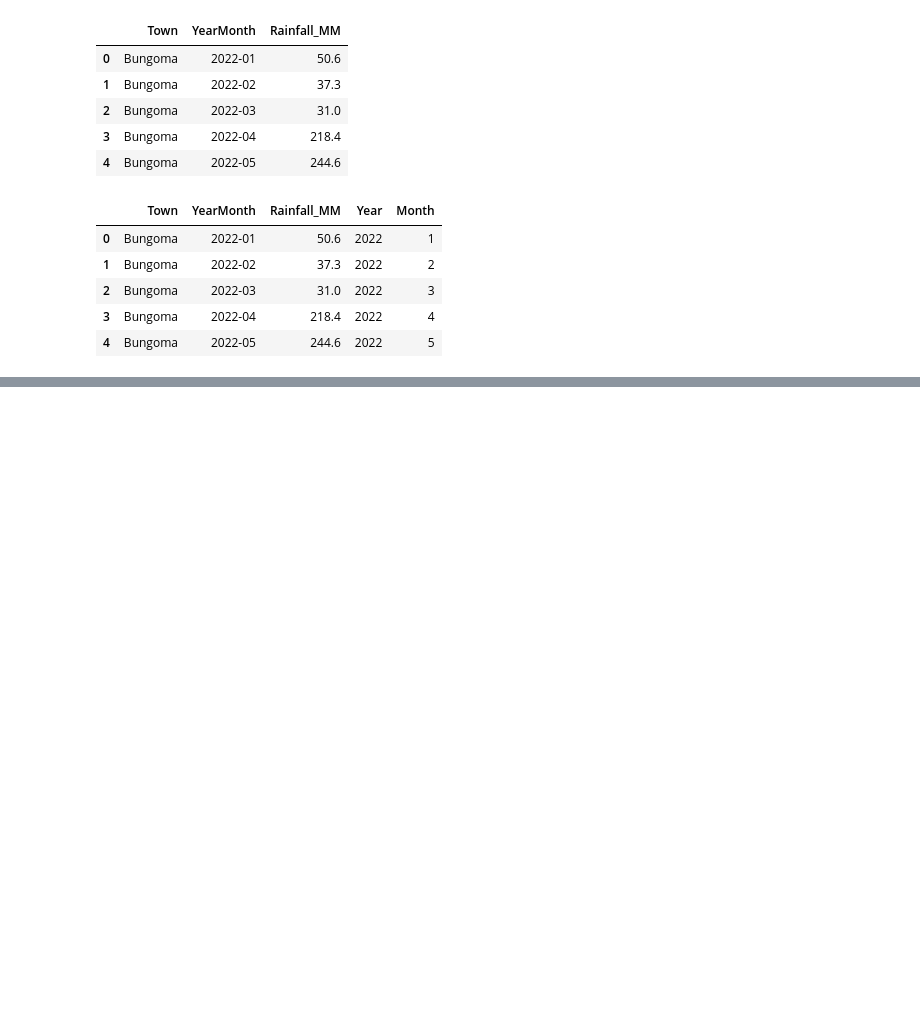
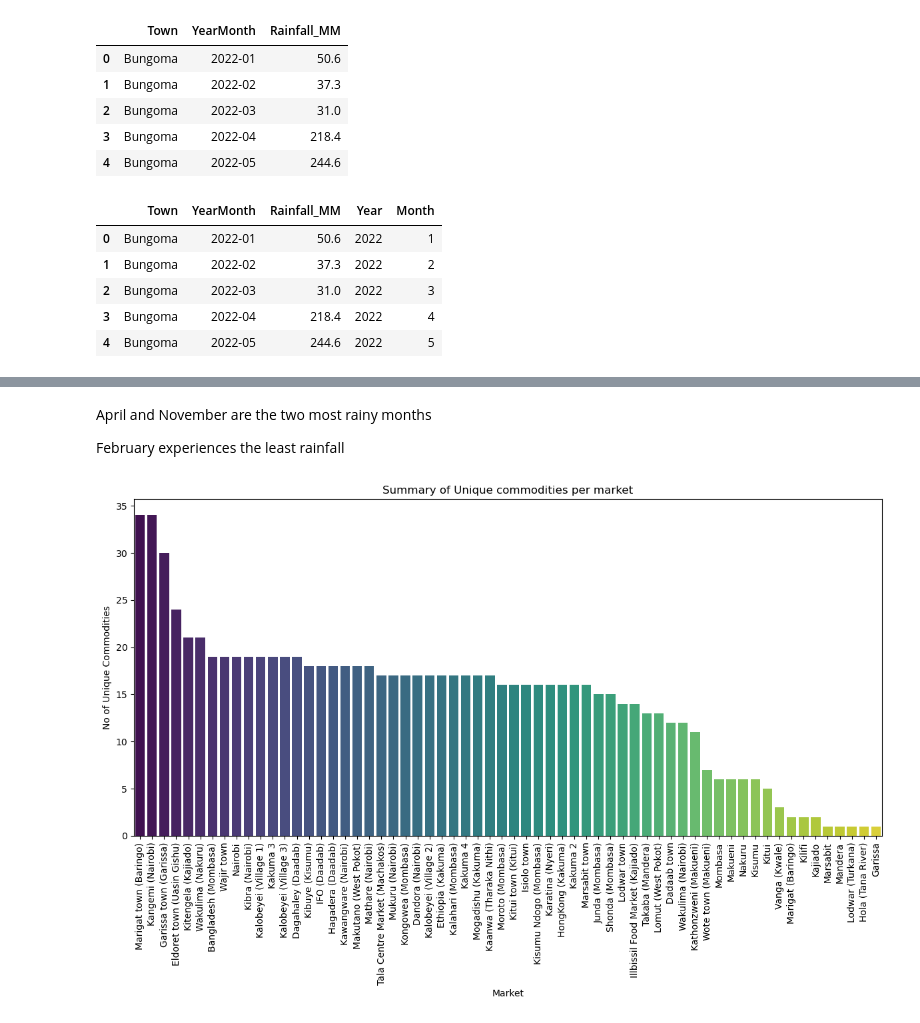
Before and after one commit to BrianRono7/Capstone-project, a Jupyter notebook: CapstoneEDA.ipynb, the cells around one changed output, grey strips where cells are left out. Saved outputs shown, nothing was run; the diff lists cells and outputs as text; code cells hidden in the pictures; blank space fills up the shorter version.

```diff
--- a/CapstoneEDA.ipynb
+++ b/CapstoneEDA.ipynb
@@ -509,0 +689,22 @@ Mothly_Rainfal.head()
+# %% [markdown]
+April and November are the two most rainy months
+
+February experiences the least rainfall
+# %%
+#Summary of products per market:
+plt.figure(figsize=(12,8))
+sns.barplot(
+    data =Commodity_counts,
+    x='Market',
+    y='Unique_commodities',
+    hue='Market',
+    palette='viridis',
+    legend=False)
+plt.xticks(rotation=90)
+plt.xlabel('Market')
+plt.ylabel('No of Unique Commodities')
+plt.title('Summary of Unique commodities per market')
+plt.tight_layout()
+plt.show()
+# %% [output]
+[figure, added]
```
Also changed, not shown: parts of 29 cells of this notebook.
